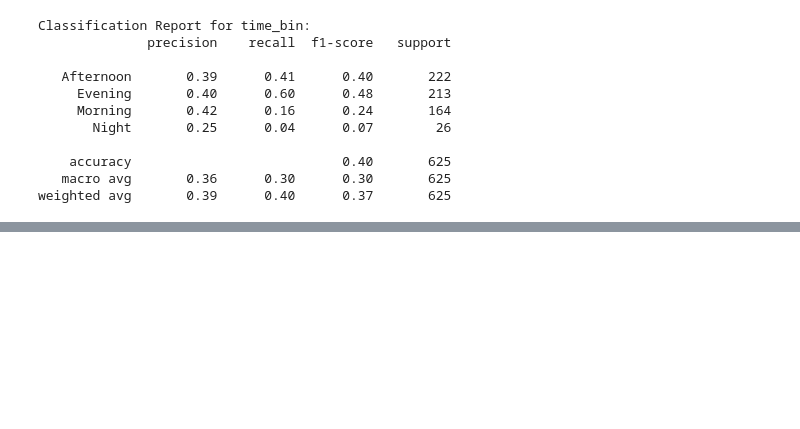
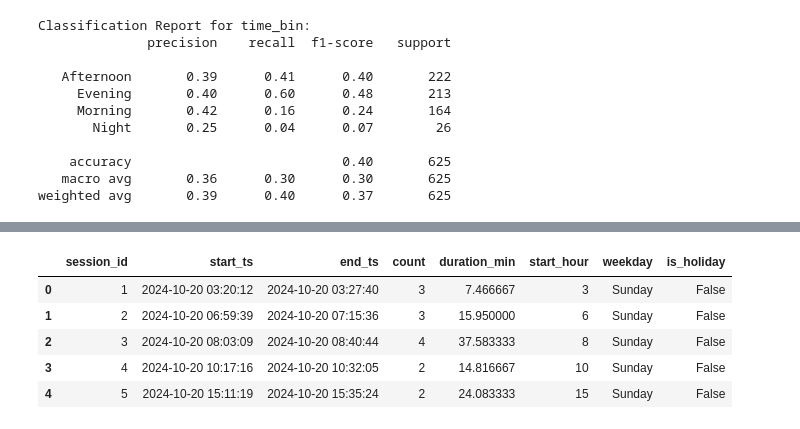
Before and after one commit to aleynamertsoy/Aleyna-DSA210, a Jupyter notebook: tiktok_analysis.ipynb, the cells around one changed output, grey strips where cells are left out. Cells and saved outputs as stored; diff of their text form; code cells hidden in the pictures; blank space fills up the shorter version.

```diff
--- a/tiktok_analysis.ipynb
+++ b/tiktok_analysis.ipynb
@@ -444,0 +531,34 @@ weighted avg       0.29      0.28      0.27       625
+# %%
+# === Cell: Session Grouping & Duration Calculation ===
+import pandas as pd
+
+# Assume `df` with `timestamp` sorted ascending
+df = df.sort_values('timestamp').reset_index(drop=True)
+
+# Define sessions: any gap > 30min starts new session
+df['prev_ts'] = df['timestamp'].shift()
+df['gap_min'] = (df['timestamp'] - df['prev_ts']).dt.total_seconds() / 60
+df['new_session'] = (df['gap_min'] > 30) | df['gap_min'].isna()
+df['session_id'] = df['new_session'].cumsum()
+
+# Compute session start, end, duration
+session_df = df.groupby('session_id').agg(
+    start_ts=('timestamp','min'),
+    end_ts  =('timestamp','max'),
+    count   =('timestamp','size')
+).reset_index()
+session_df['duration_min'] = (session_df['end_ts'] - session_df['start_ts']).dt.total_seconds() / 60
+
+# Feature: start_hour, weekday, is_holiday
+session_df['start_hour']  = session_df['start_ts'].dt.hour
+session_df['weekday']     = session_df['start_ts'].dt.day_name()
+session_df['is_holiday']  = session_df['start_ts'].dt.date.isin(holiday_df['date'])
+
+display(session_df.head())
+# %% [output]
+|  | session_id | start_ts | end_ts | count | duration_min | start_hour | weekday | is_holiday |
+| 0 | 1 | 2024-10-20 03:20:12 | 2024-10-20 03:27:40 | 3 | 7.466667 | 3 | Sunday | False |
+| 1 | 2 | 2024-10-20 06:59:39 | 2024-10-20 07:15:36 | 3 | 15.950000 | 6 | Sunday | False |
+| 2 | 3 | 2024-10-20 08:03:09 | 2024-10-20 08:40:44 | 4 | 37.583333 | 8 | Sunday | False |
+| 3 | 4 | 2024-10-20 10:17:16 | 2024-10-20 10:32:05 | 2 | 14.816667 | 10 | Sunday | False |
+| 4 | 5 | 2024-10-20 15:11:19 | 2024-10-20 15:35:24 | 2 | 24.083333 | 15 | Sunday | False |
```
Also changed, not shown: parts of 7 cells of this notebook.
